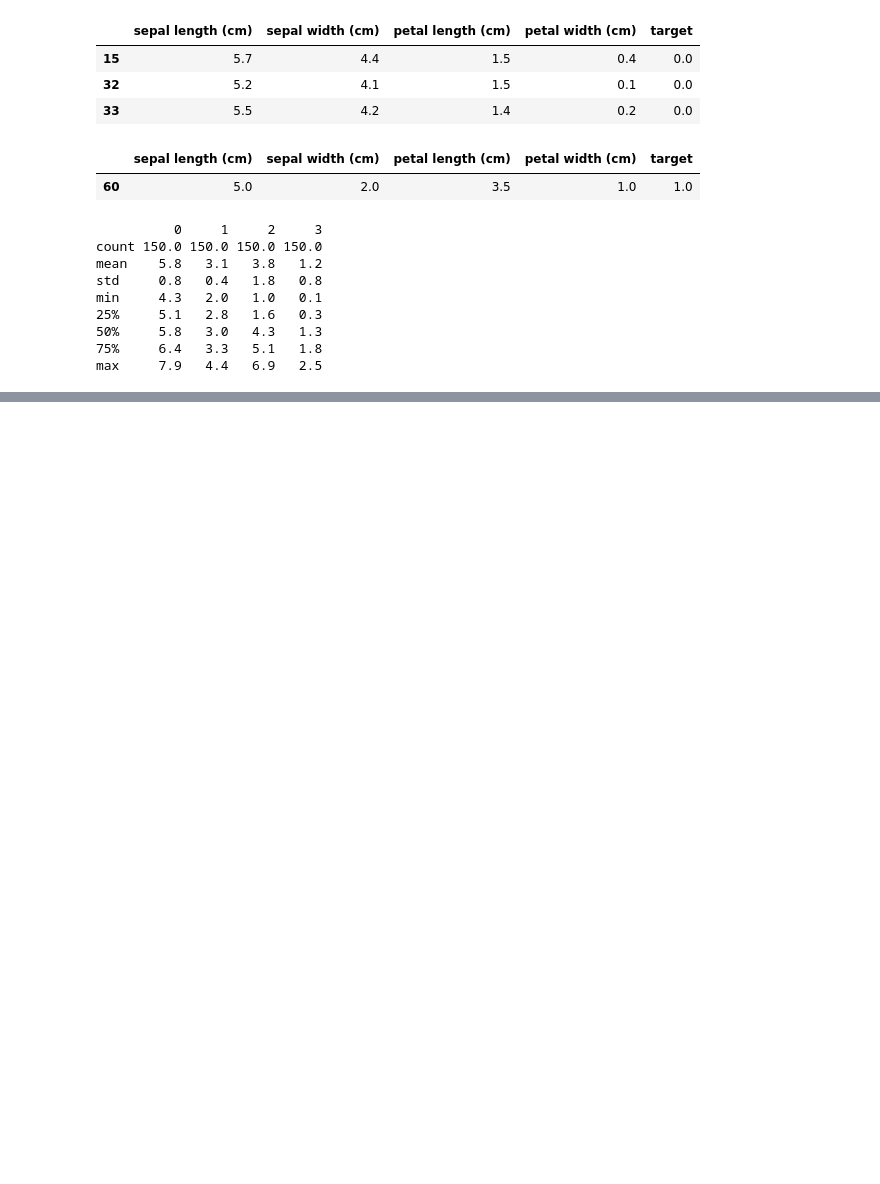
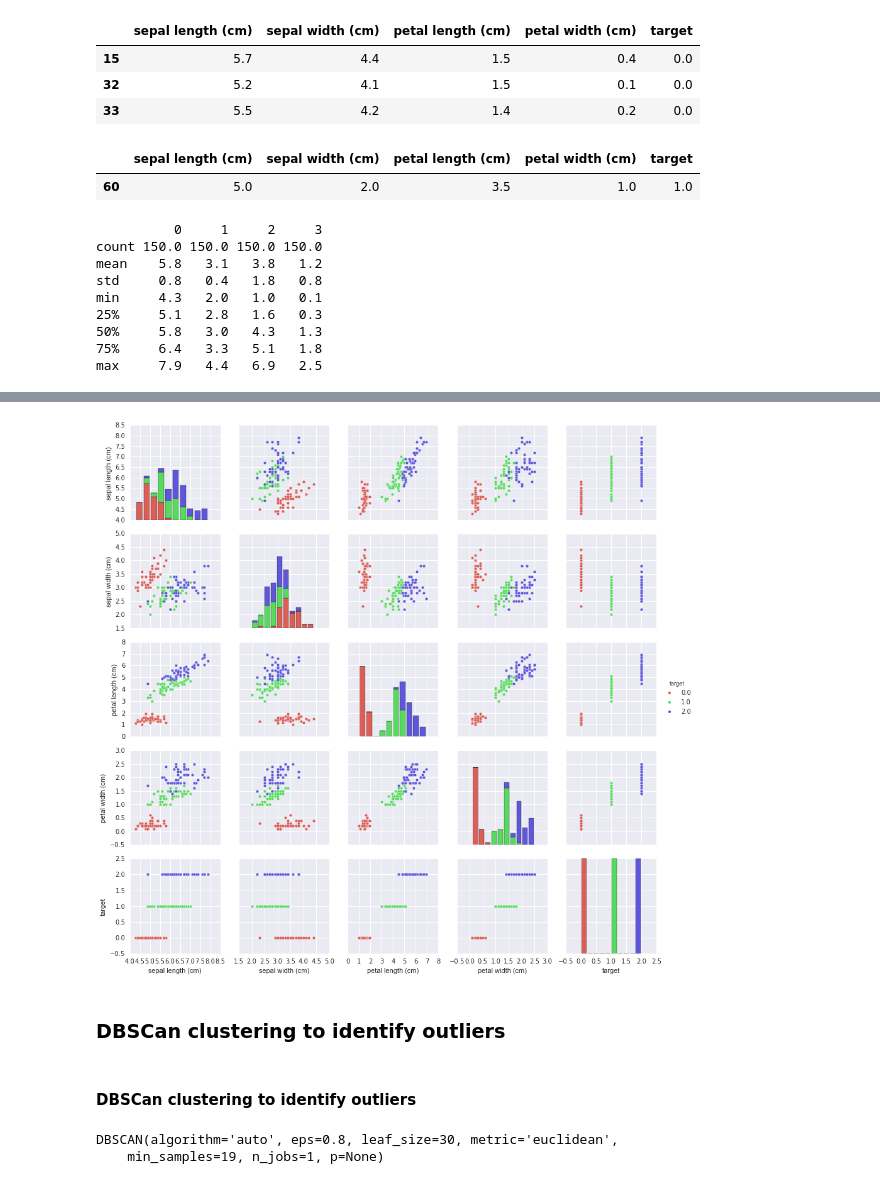
Before and after one commit to kriloc/deeplearning, a Jupyter notebook: mlcode/Lynda – Python for Data Science Essential Training/Chapter 5 - Outlier Analysis.ipynb, the cells around one changed output, grey strips where cells are left out. Cells and saved outputs as stored; diff of their text form; code cells hidden in the pictures; blank space fills up the shorter version.

```diff
--- a/mlcode/Lynda – Python for Data Science Essential Training/Chapter 5 - Outlier Analysis.ipynb
+++ b/mlcode/Lynda – Python for Data Science Essential Training/Chapter 5 - Outlier Analysis.ipynb
@@ -111,0 +123,7 @@ max     7.9   4.4   6.9   2.5
+# %%
+sb.pairplot(df, hue='target', palette='hls')
+plt.show()
+# %% [output]
+[figure, added]
+# %% [markdown]
+### DBSCan clustering to identify outliers
@@ -111,0 +134,11 @@ max     7.9   4.4   6.9   2.5
+# %% [markdown]
+#### DBSCan clustering to identify outliers
+# %%
+# Train your model and identify outliers
+data = df.ix[:,0:4].values
+target = df.ix[:,4].values
+model = DBSCAN(eps=0.8, min_samples=19).fit(data)
+print model
+# %% [output]
+DBSCAN(algorithm='auto', eps=0.8, leaf_size=30, metric='euclidean',
+    min_samples=19, n_jobs=1, p=None)
```
Also changed, not shown: parts of 6 cells of this notebook, 1 other file.
